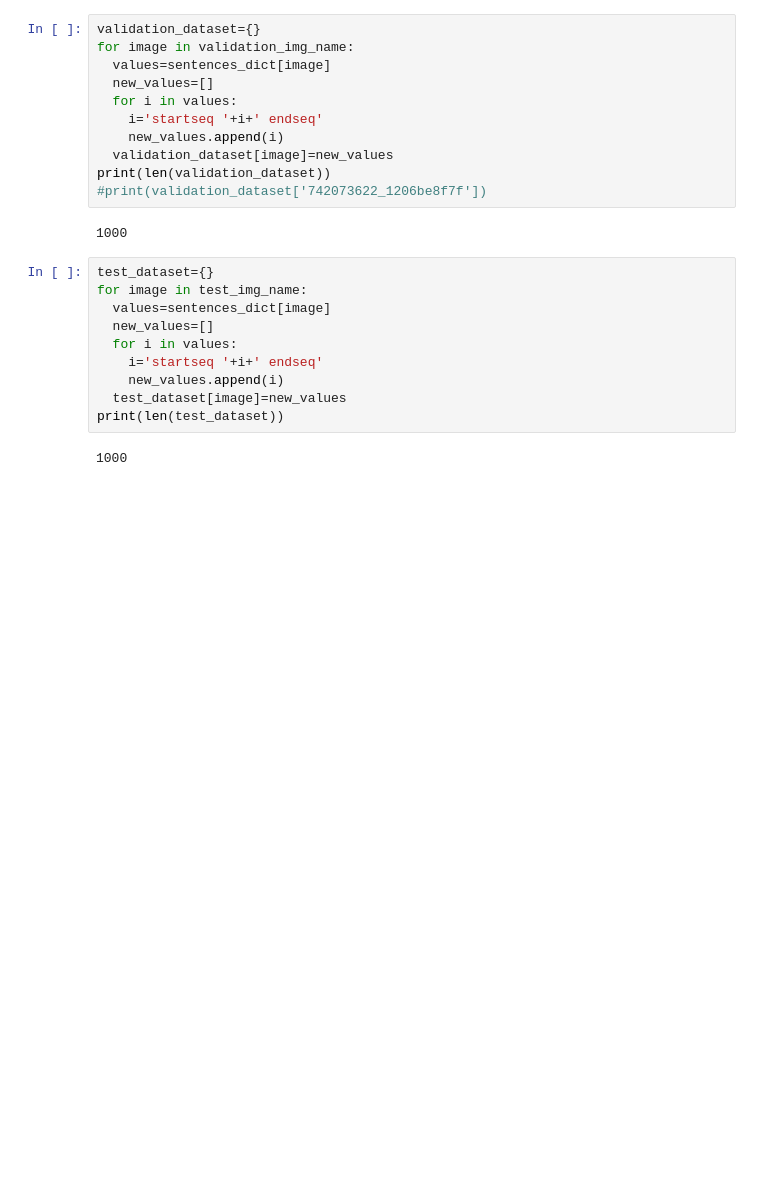
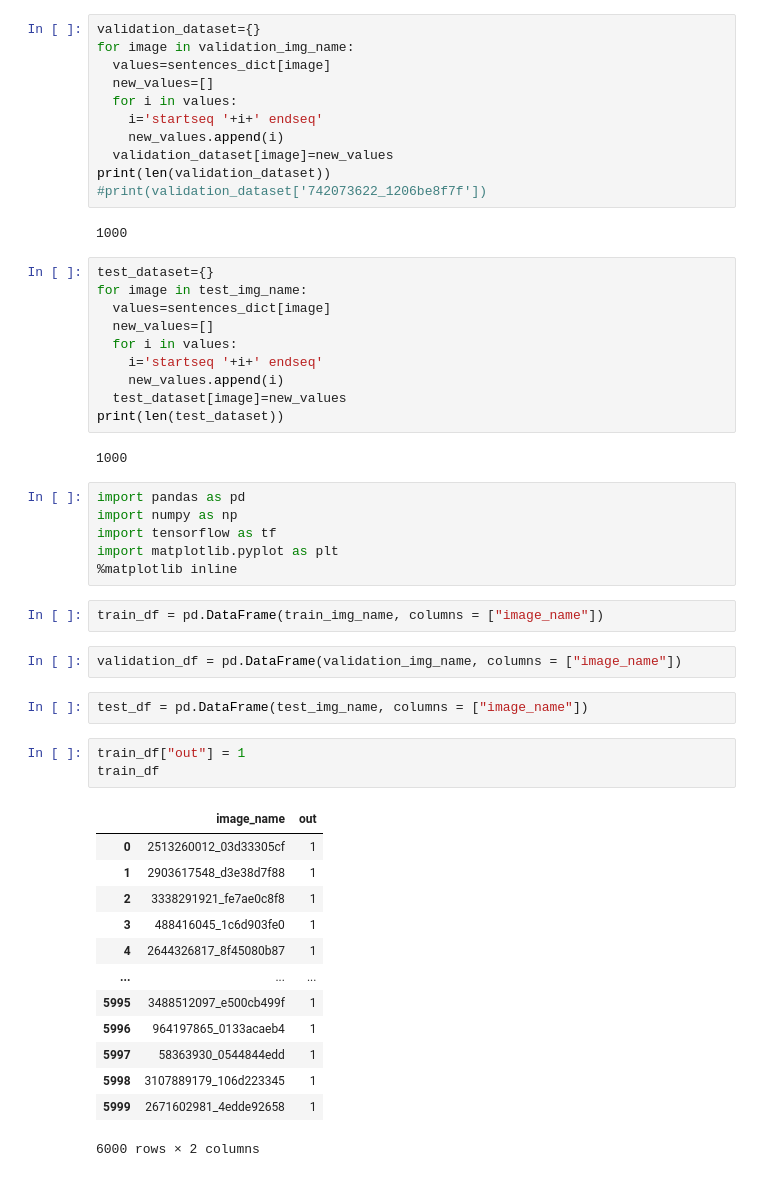
Before and after one commit to deeplearningexplore/ImageCaptioning, a Jupyter notebook: caption_generation.ipynb, the cells around one changed output. Saved outputs shown, nothing was run; the diff lists cells and outputs as text; blank space fills up the shorter version.

```diff
--- a/caption_generation.ipynb
+++ b/caption_generation.ipynb
@@ -172,3 +160,32 @@ for image in test_img_name:
 print(len(test_dataset))
 # %% [output]
 1000
+# %%
+import pandas as pd
+import numpy as np
+import tensorflow as tf
+import matplotlib.pyplot as plt
+%matplotlib inline
+# %%
+train_df = pd.DataFrame(train_img_name, columns = ["image_name"])
+# %%
+validation_df = pd.DataFrame(validation_img_name, columns = ["image_name"])
+# %%
+test_df = pd.DataFrame(test_img_name, columns = ["image_name"])
+# %%
+train_df["out"] = 1
+train_df
+# %% [output]
+|  | image_name | out |
+| 0 | 2513260012_03d33305cf | 1 |
+| 1 | 2903617548_d3e38d7f88 | 1 |
+| 2 | 3338291921_fe7ae0c8f8 | 1 |
+| 3 | 488416045_1c6d903fe0 | 1 |
+| 4 | 2644326817_8f45080b87 | 1 |
+| ... | ... | ... |
+| 5995 | 3488512097_e500cb499f | 1 |
+| 5996 | 964197865_0133acaeb4 | 1 |
+| 5997 | 58363930_0544844edd | 1 |
+| 5998 | 3107889179_106d223345 | 1 |
+| 5999 | 2671602981_4edde92658 | 1 |
+6000 rows × 2 columns
```
Also changed, not shown: parts of 17 cells of this notebook.
